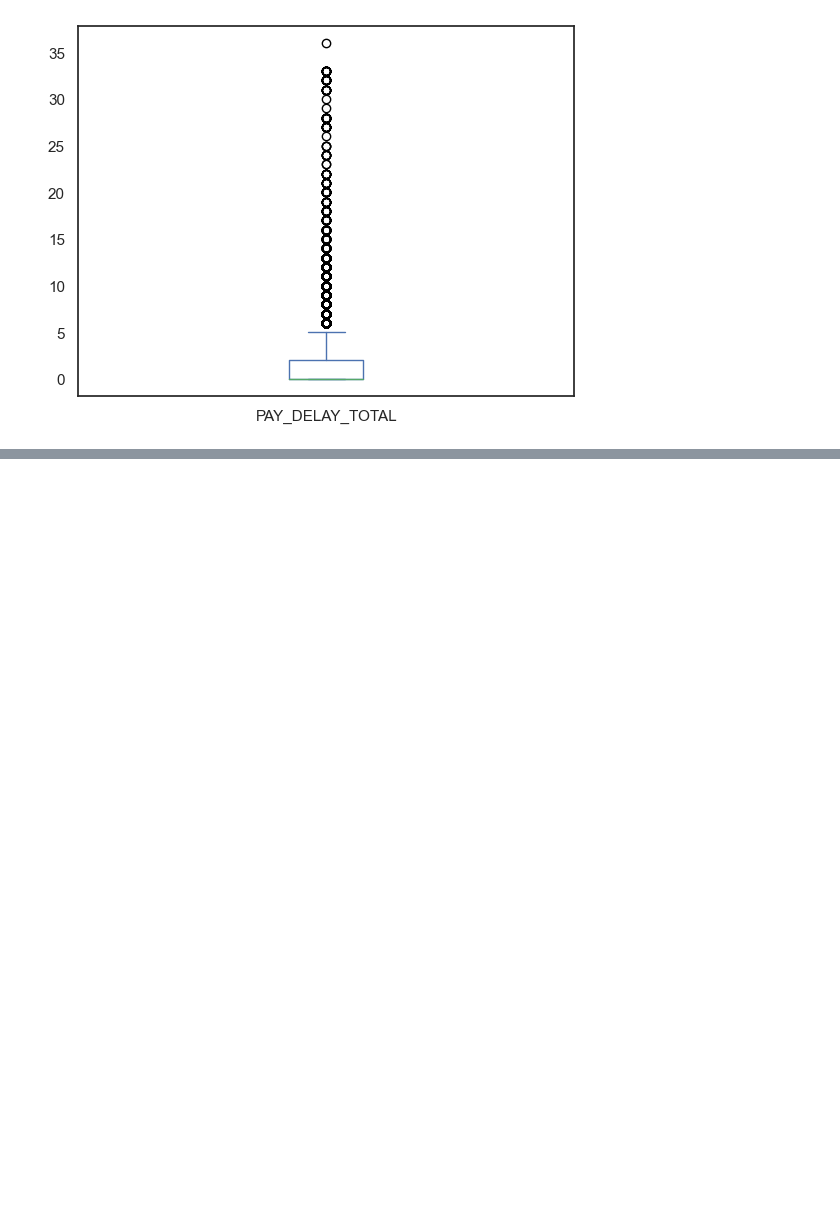
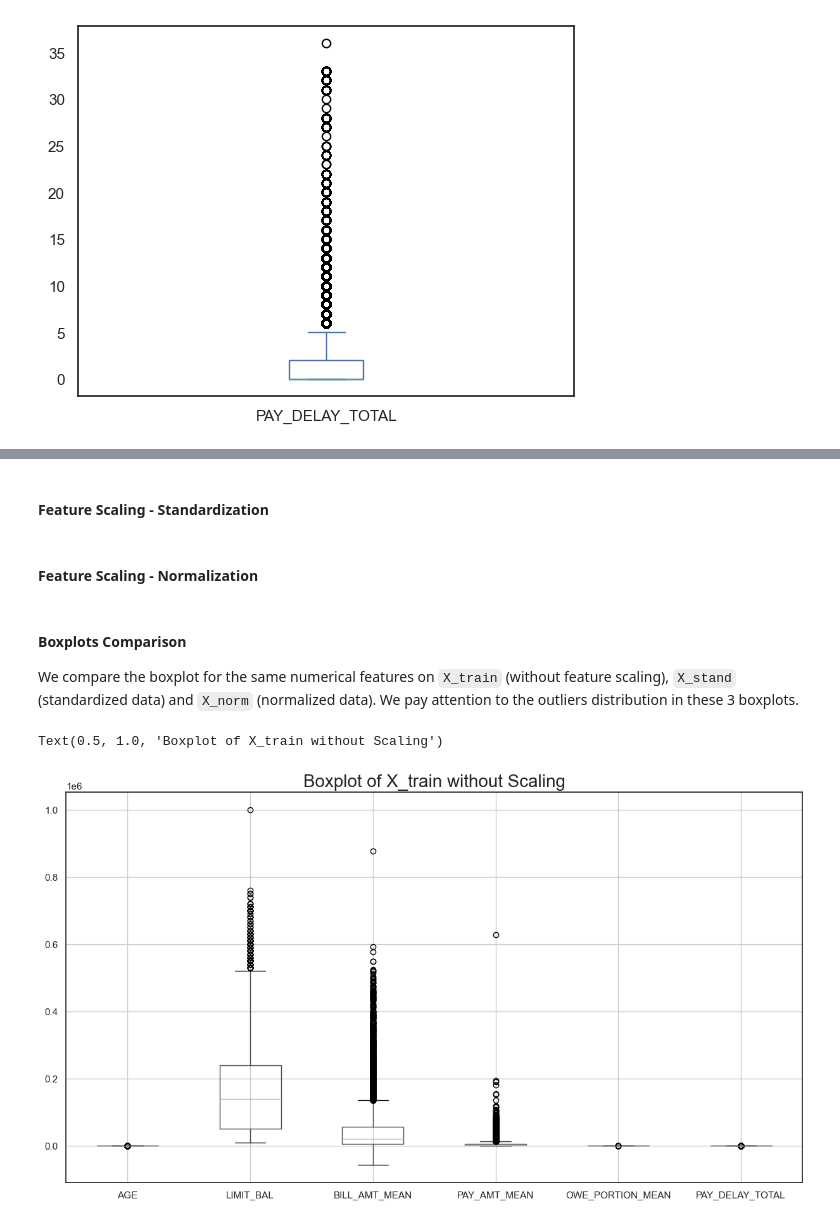
Before and after one commit to lihuicham/default-credit-card-clients-prediction, a Jupyter notebook: ProjectCode-Python.ipynb, the cells around one changed output, grey strips where cells are left out. Saved outputs shown, nothing was run; the diff lists cells and outputs as text; code cells hidden in the pictures; blank space fills up the shorter version.

Commit message:
split data and feature scaling done

```diff
--- a/ProjectCode-Python.ipynb
+++ b/ProjectCode-Python.ipynb
@@ -496,0 +545,11 @@ df['PAY_DELAY_TOTAL'].plot(kind='box')
+# %%
+# One-Hot Encoding on Categorical Variables
+categorical_vars = ['SEX', 'EDUCATION', 'MARRIAGE']
+
+enc = OneHotEncoder(sparse_output=False, handle_unknown="ignore")
+
+transformer_enc = ColumnTransformer([
+    ("categorical", enc, categorical_vars)
+], remainder="passthrough")
+
+transformer_enc.fit(X_train)
@@ -496,0 +562,3 @@ df['PAY_DELAY_TOTAL'].plot(kind='box')
+# %%
+# one-hot encode the training set
+X_train = pd.DataFrame(transformer_enc.transform(X_train), columns=transformer_enc.get_feature_names_out())
@@ -496,0 +568,25 @@ df['PAY_DELAY_TOTAL'].plot(kind='box')
+# %%
+# rename column names
+colnames_dict = {'remainder__LIMIT_BAL': 'LIMIT_BAL', 'remainder__AGE': 'AGE',
+                                  'remainder__BILL_AMT_MEAN': 'BILL_AMT_MEAN',
+                                  'remainder__PAY_AMT_MEAN': 'PAY_AMT_MEAN',
+                                  'remainder__OWE_PORTION_MEAN': 'OWE_PORTION_MEAN',
+                                  'remainder__PAY_DELAY_TOTAL' : 'PAY_DELAY_TOTAL',
+                                  'remainder__BILL_AMT1': 'BILL_AMT1', 'remainder__BILL_AMT2': 'BILL_AMT2',
+                                  'remainder__BILL_AMT3': 'BILL_AMT3', 'remainder__BILL_AMT4': 'BILL_AMT4',
+                                  'remainder__BILL_AMT5': 'BILL_AMT5', 'remainder__BILL_AMT6': 'BILL_AMT6',
+                                  'remainder__PAY_AMT1': 'PAY_AMT1', 'remainder__PAY_AMT2': 'PAY_AMT2',
+                                  'remainder__PAY_AMT3': 'PAY_AMT3', 'remainder__PAY_AMT4': 'PAY_AMT4',
+                                  'remainder__PAY_AMT5': 'PAY_AMT5', 'remainder__PAY_AMT6': 'PAY_AMT6',
+                                  'remainder__OWE_PORTION1': 'OWE_PORTION1',
+                                  'remainder__OWE_PORTION2': 'OWE_PORTION2',
+                                  'remainder__OWE_PORTION3': 'OWE_PORTION3',
+                                  'remainder__OWE_PORTION4': 'OWE_PORTION4',
+                                  'remainder__OWE_PORTION5': 'OWE_PORTION5',
+                                  'remainder__OWE_PORTION6': 'OWE_PORTION6',
+                                  'remainder__PAY_1': 'PAY_1', 'remainder__PAY_2': 'PAY2',
+                                  'remainder__PAY_3': 'PAY_3', 'remainder__PAY_4': 'PAY_4',
+                                  'remainder__PAY_5': 'PAY_5', 'remainder__PAY_6': 'PAY_6'}
+
+X_train.rename(columns=colnames_dict, inplace=True)
+X_test.rename(columns=colnames_dict, inplace=True)
@@ -496,0 +614,2 @@ df['PAY_DELAY_TOTAL'].plot(kind='box')
+# %% [markdown]
+#### Feature Scaling - Standardization
@@ -496,0 +626,2 @@ df['PAY_DELAY_TOTAL'].plot(kind='box')
+# %% [markdown]
+#### Feature Scaling - Normalization
@@ -496,0 +638,11 @@ df['PAY_DELAY_TOTAL'].plot(kind='box')
+# %% [markdown]
+#### Boxplots Comparison
+We compare the boxplot for the same numerical features on `X_train` (without feature scaling), `X_stand` (standardized data) and `X_norm` (normalized data). We pay attention to the outliers distribution in these 3 boxplots.
+# %%
+boxplot_no_scaling = X_train.boxplot(column=['AGE', 'LIMIT_BAL', 'BILL_AMT_MEAN',
+                                                 'PAY_AMT_MEAN', 'OWE_PORTION_MEAN', 'PAY_DELAY_TOTAL'],
+                                         figsize=(15,8))
+plt.title('Boxplot of X_train without Scaling', fontsize=20)
+# %% [output]
+Text(0.5, 1.0, 'Boxplot of X_train without Scaling')
+[figure, added]
```
Also changed, not shown: parts of 25 cells of this notebook, 1 other file.
